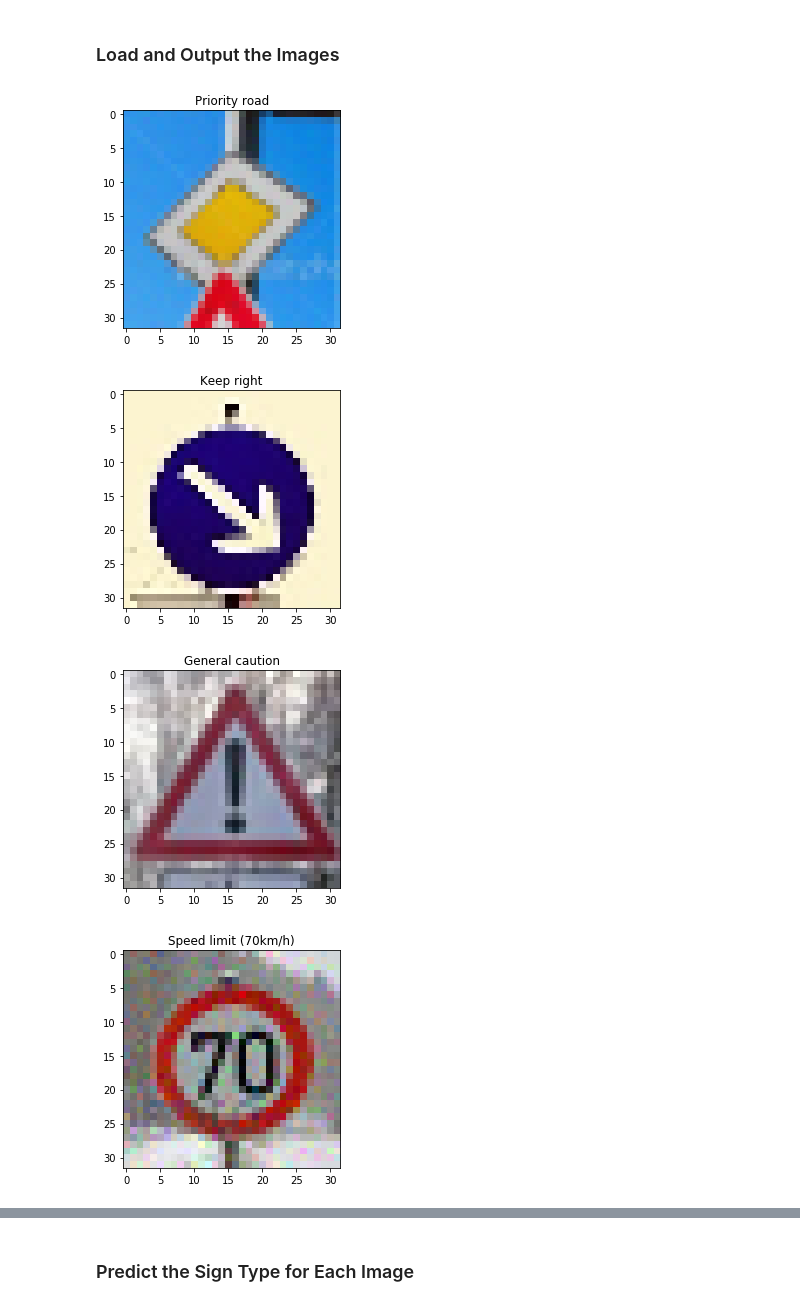
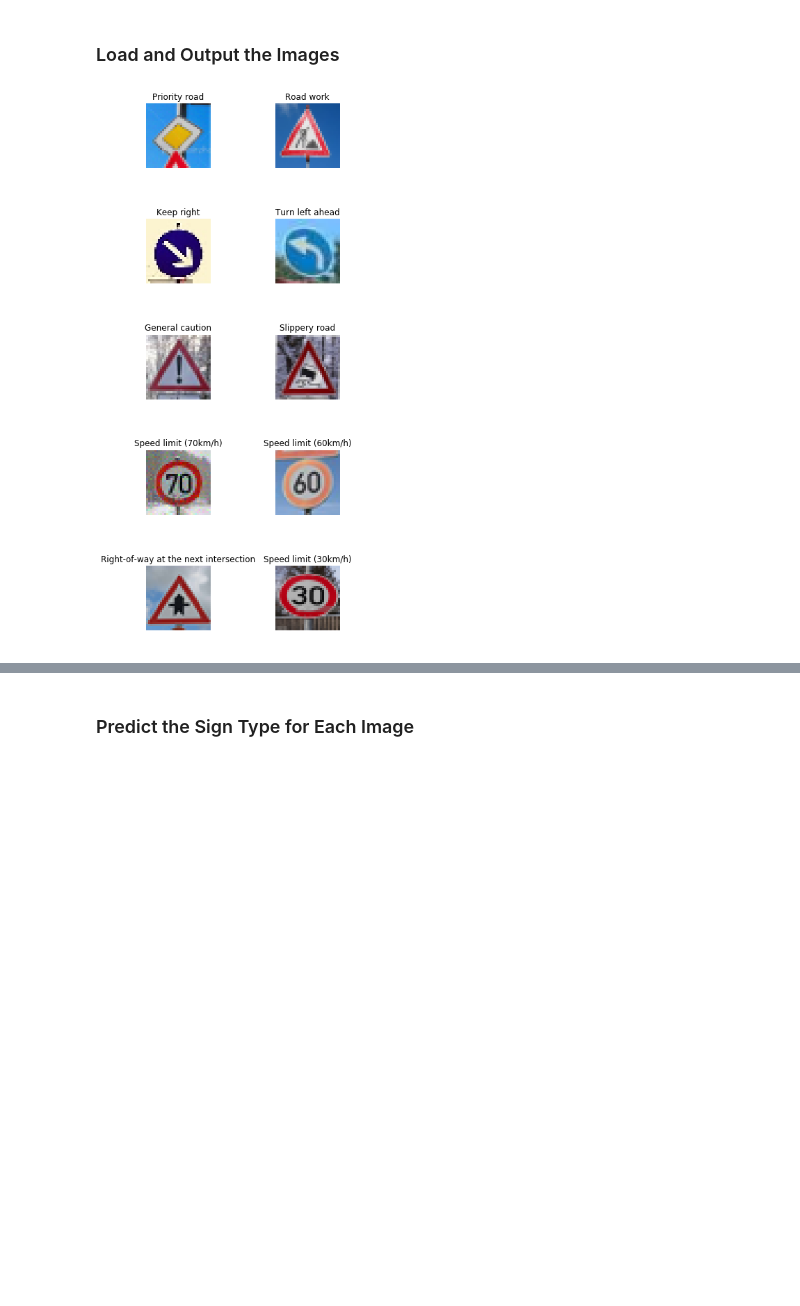
Before and after one commit to mibrahimali/CarND-Traffic-Sign-Classifier-P2, a Jupyter notebook: Traffic_Sign_Classifier.ipynb, the cells around one changed output, grey strips where cells are left out. Saved outputs shown, nothing was run; the diff lists cells and outputs as text; code cells hidden in the pictures; blank space fills up the shorter version.

Commit message:
edit visualizations of dataset samples

```diff
--- a/Traffic_Sign_Classifier.ipynb
+++ b/Traffic_Sign_Classifier.ipynb
@@ -100,15 +89,10 @@ plt.title("Histogram with Validation Data")
 import csv
 
 with open('signnames.csv') as csvfile:
-    readCSV = csv.reader(csvfile, delimiter=',')
-    ClassId = []
-    SignName = []
-    for row_id,row in enumerate(readCSV):
+    csv_reader = csv.reader(csvfile, delimiter=',')
+    signname = []
+    for row_id,row in enumerate(csv_reader):
         if row_id == 0:
             pass
         else:
-            ClassId.append(row[0])
-            SignName.append(row[1])
-
-labels_map = {'class_id':ClassId,'sign_name':SignName}
-print(labels_map)
+            signname.append(row[1])
@@ -138,0 +105,11 @@ print(y_train[index])
+# %%
+import os
+signs_dir = 'signs/'
+signs_images=os.listdir(signs_dir)
+ground_truth_signs = []
+ground_truth_labels = []
+for img_name in signs_images:
+    img = cv2.imread(signs_dir+img_name)
+    ground_truth_signs.append(img[:,:,::-1])
+    ground_truth_labels.append(int(img_name.split('.')[0]))
+ground_truth_labels = np.array(ground_truth_labels)
@@ -469,21 +433,20 @@ You may find `signnames.csv` useful as it contains mappings from the class id (i
 ### Load and Output the Images
 # %%
 ### Load the images and plot them here.
-### Feel free to use as many code cells as needed.
 import os
 test_images_dir = "test_images/"
 test_images=os.listdir(test_images_dir)
 images = []
 labels = []
-for img_name in test_images:
+f, axarr = plt.subplots(5, 2)
+for id,img_name in enumerate(test_images):
     img = cv2.imread(test_images_dir+img_name)
     images.append(img[:,:,::-1])
     labels.append(int(img_name.split('.')[0]))
-    plt.figure(figsize=(4,4))
-    plt.imshow(images[-1])
-    plt.title(labels_map['sign_name'][labels[-1]])
+    axarr[id%5, id // 5].imshow(images[-1])
+    axarr[id%5, id // 5].set_title(signname[labels[-1]])
+    axarr[id%5, id // 5].set_axis_off()
+f.set_size_inches(5,15)
+f.subplots_adjust(wspace=1, hspace=0.1)
 # %% [output]
-[figure, old version]
+[figure, new version]
-[figure, removed]
-[figure, removed]
-[figure, removed]
```
Also changed, not shown: parts of 23 cells of this notebook, 46 other files.
